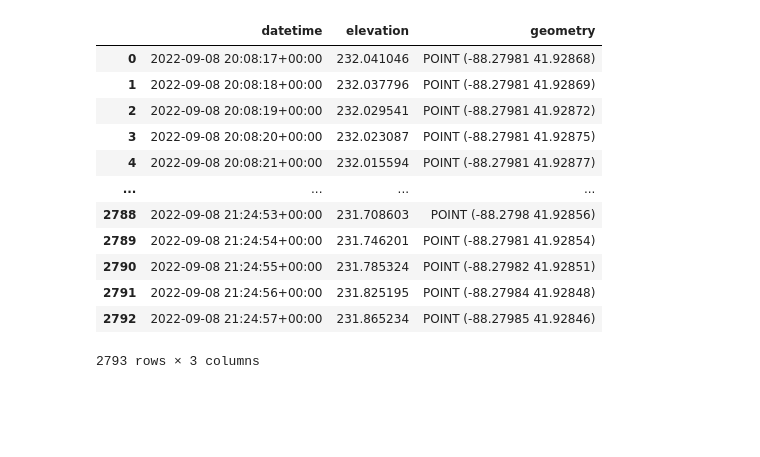
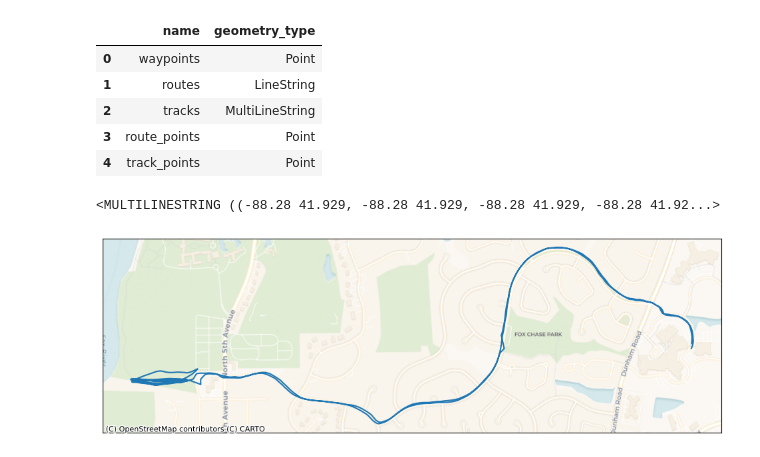
Before and after one commit to ryguy2k4/xc-routes, a Jupyter notebook: notebooks/gpx_tracks.ipynb, the cells around one changed output. Drawn from its saved outputs; the diff is of its cells as text; code cells hidden in the pictures; blank space fills up the shorter version.

```diff
--- a/notebooks/gpx_tracks.ipynb
+++ b/notebooks/gpx_tracks.ipynb
@@ -9,22 +39,21 @@ import glob
 # %%
 file = '/Users/ryansponzilli/Developer/Python Projects/health-data/data/raw/apple_health/apple_health_export/workout-routes/route_2022-09-08_4.24pm.gpx'
-gdf = gp.read_file(file, layer='track_points')
-gdf = gdf[["time", "ele", "geometry"]]
-gdf["time"] = pd.to_datetime(gdf["time"])
-gdf = gdf.rename(columns={"time": "datetime", "ele": "elevation"})
+gpd.list_layers(file)
+# %% [output]
+|  | name | geometry_type |
+| 0 | waypoints | Point |
+| 1 | routes | LineString |
+| 2 | tracks | MultiLineString |
+| 3 | route_points | Point |
+| 4 | track_points | Point |
-# %%
-gdf
-# %% [output]
-|  | datetime | elevation | geometry |
-| 0 | 2022-09-08 20:08:17+00:00 | 232.041046 | POINT (-88.27981 41.92868) |
-| 1 | 2022-09-08 20:08:18+00:00 | 232.037796 | POINT (-88.27981 41.92869) |
-| 2 | 2022-09-08 20:08:19+00:00 | 232.029541 | POINT (-88.27981 41.92872) |
-| 3 | 2022-09-08 20:08:20+00:00 | 232.023087 | POINT (-88.27981 41.92875) |
-| 4 | 2022-09-08 20:08:21+00:00 | 232.015594 | POINT (-88.27981 41.92877) |
-| ... | ... | ... | ... |
-| 2788 | 2022-09-08 21:24:53+00:00 | 231.708603 | POINT (-88.2798 41.92856) |
-| 2789 | 2022-09-08 21:24:54+00:00 | 231.746201 | POINT (-88.27981 41.92854) |
-| 2790 | 2022-09-08 21:24:55+00:00 | 231.785324 | POINT (-88.27982 41.92851) |
-| 2791 | 2022-09-08 21:24:56+00:00 | 231.825195 | POINT (-88.27984 41.92848) |
-| 2792 | 2022-09-08 21:24:57+00:00 | 231.865234 | POINT (-88.27985 41.92846) |
-2793 rows × 3 columns
+# %%
+gpd.read_file(file, layer="tracks").iloc[0]['geometry']
+# %% [output]
+<MULTILINESTRING ((-88.28 41.929, -88.28 41.929, -88.28 41.929, -88.28 41.92...>
+# %%
+fig, ax = plt.subplots(figsize=(12, 5))
+gpd.read_file(file, layer="tracks").to_crs(3857).plot(ax=ax)
+cx.add_basemap(ax, source=cx.providers.CartoDB.Voyager)
+ax.tick_params(bottom=False, top=False, left=False, right=False, labelbottom=False, labeltop=False, labelleft=False, labelright=False)
+# %% [output]
+[figure, added]
```
Also changed, not shown: parts of 13 cells of this notebook, 12 other files.
